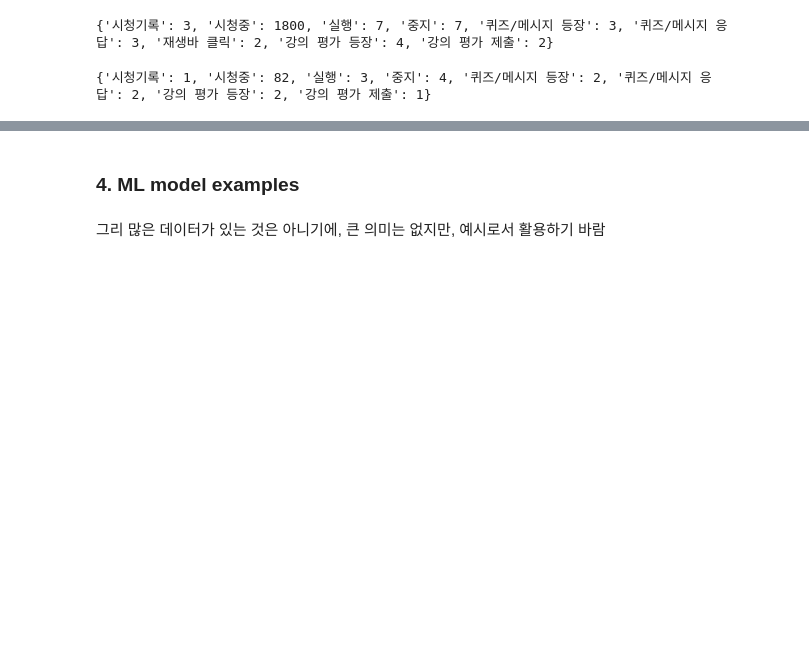
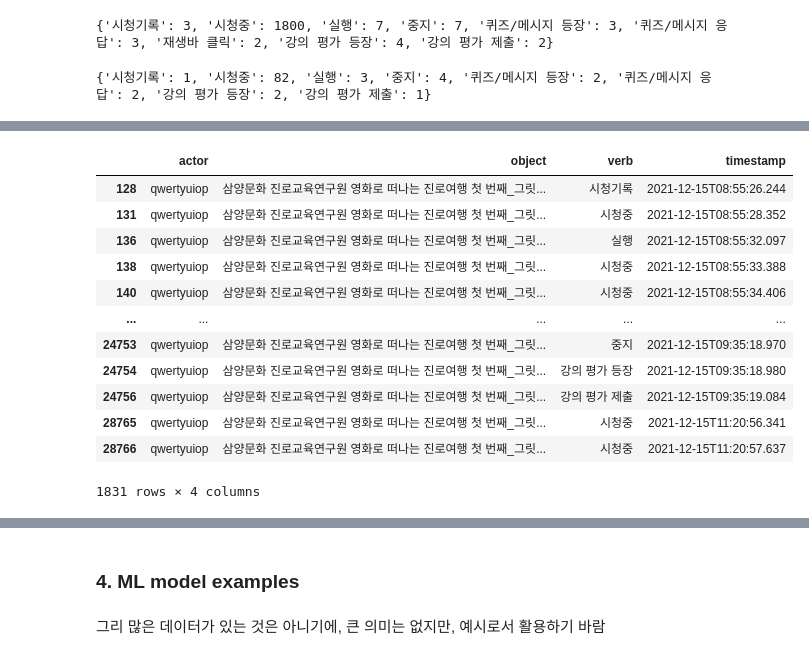
Before and after one commit to codingchild2424/SNURO_xAPI_EDA, a Jupyter notebook: xAPI.ipynb, the cells around one changed output, grey strips where cells are left out. Drawn from its saved outputs; the diff is of its cells as text; code cells hidden in the pictures; blank space fills up the shorter version.

```diff
--- a/xAPI.ipynb
+++ b/xAPI.ipynb
@@ -355,0 +369,20 @@ print(df_data_6_3_18_verb_counts)
+# %%
+#qwertyuiop의 데이터를 시간을 기준으로 sort함
+
+df_sort_data_qwertyuiop = df_data_qwertyuiop.sort_values(by = 'timestamp')
+
+df_sort_data_qwertyuiop
+# %% [output]
+|  | actor | object | verb | timestamp |
+| 128 | qwertyuiop | 삼양문화 진로교육연구원 영화로 떠나는 진로여행 첫 번째_그릿... | 시청기록 | 2021-12-15T08:55:26.244 |
+| 131 | qwertyuiop | 삼양문화 진로교육연구원 영화로 떠나는 진로여행 첫 번째_그릿... | 시청중 | 2021-12-15T08:55:28.352 |
+| 136 | qwertyuiop | 삼양문화 진로교육연구원 영화로 떠나는 진로여행 첫 번째_그릿... | 실행 | 2021-12-15T08:55:32.097 |
+| 138 | qwertyuiop | 삼양문화 진로교육연구원 영화로 떠나는 진로여행 첫 번째_그릿... | 시청중 | 2021-12-15T08:55:33.388 |
+| 140 | qwertyuiop | 삼양문화 진로교육연구원 영화로 떠나는 진로여행 첫 번째_그릿... | 시청중 | 2021-12-15T08:55:34.406 |
+| ... | ... | ... | ... | ... |
+| 24753 | qwertyuiop | 삼양문화 진로교육연구원 영화로 떠나는 진로여행 첫 번째_그릿... | 중지 | 2021-12-15T09:35:18.970 |
+| 24754 | qwertyuiop | 삼양문화 진로교육연구원 영화로 떠나는 진로여행 첫 번째_그릿... | 강의 평가 등장 | 2021-12-15T09:35:18.980 |
+| 24756 | qwertyuiop | 삼양문화 진로교육연구원 영화로 떠나는 진로여행 첫 번째_그릿... | 강의 평가 제출 | 2021-12-15T09:35:19.084 |
+| 28765 | qwertyuiop | 삼양문화 진로교육연구원 영화로 떠나는 진로여행 첫 번째_그릿... | 시청중 | 2021-12-15T11:20:56.341 |
+| 28766 | qwertyuiop | 삼양문화 진로교육연구원 영화로 떠나는 진로여행 첫 번째_그릿... | 시청중 | 2021-12-15T11:20:57.637 |
+1831 rows × 4 columns
```
Also changed, not shown: parts of 14 cells of this notebook.
